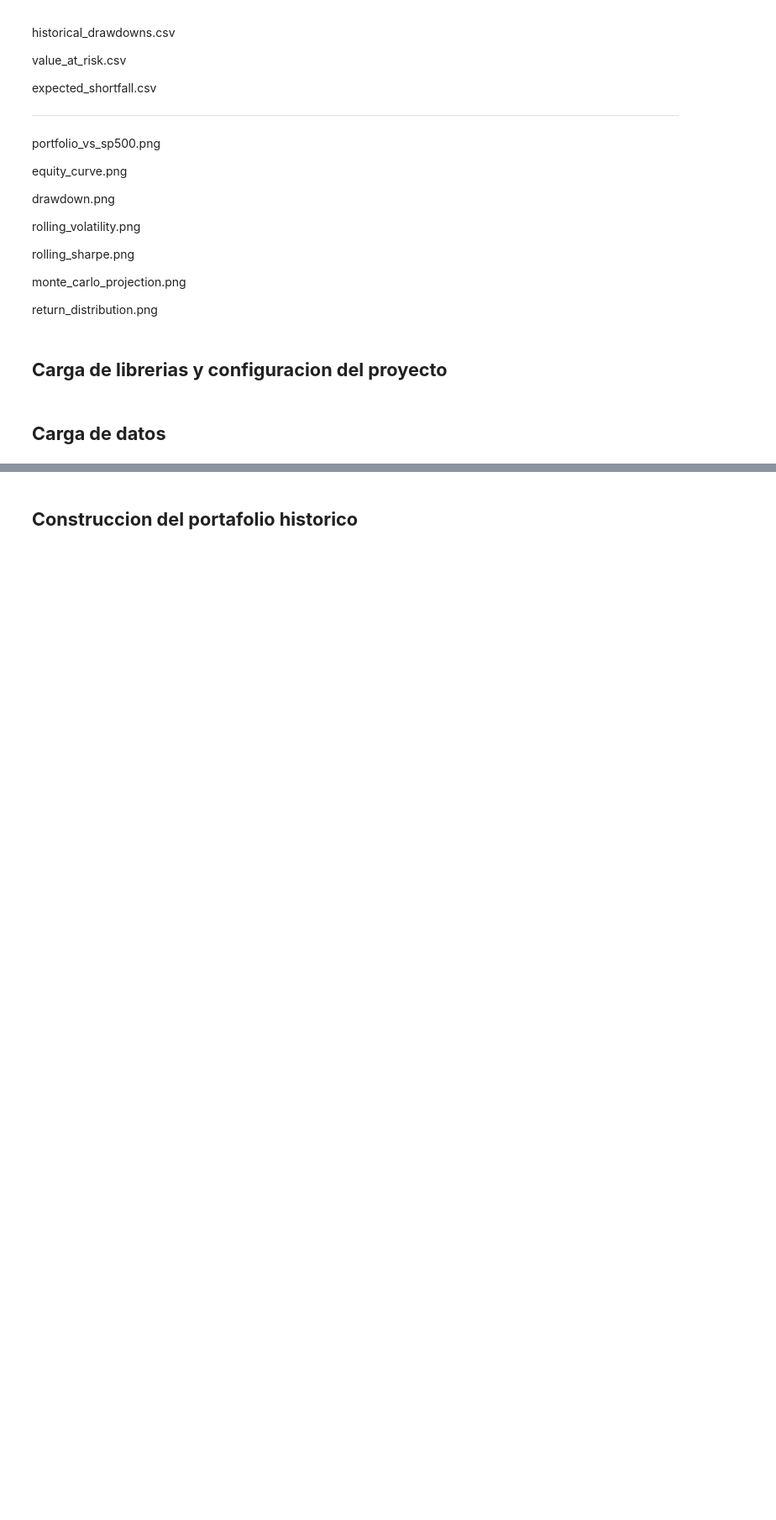
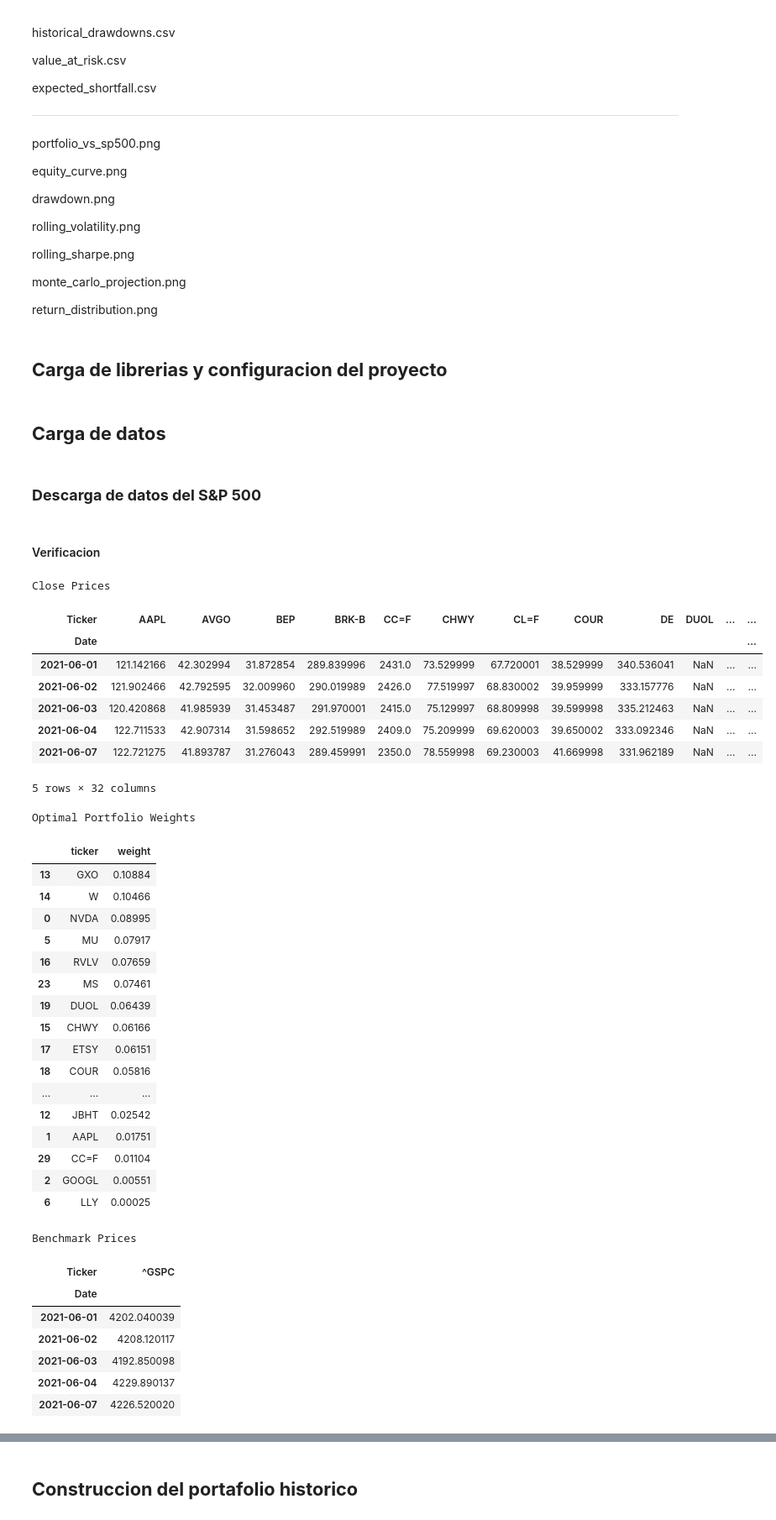
Before and after one commit to Nicosuarezso/portfolio-optimization, a Jupyter notebook: notebooks/04_risk_analysis.ipynb, the cells around one changed output, grey strips where cells are left out. Shown at 84% size. Drawn from its saved outputs; the diff is of its cells as text; code cells hidden in the pictures; blank space fills up the shorter version.

```diff
--- a/notebooks/04_risk_analysis.ipynb
+++ b/notebooks/04_risk_analysis.ipynb
@@ -73,2 +101,69 @@ from src.data_loader import load_dataset
 # %% [markdown]
 ## **Carga de datos**
+# %%
+close_prices = load_dataset(
+    PROCESSED_DATA_PATH / "close_prices.parquet"
+)
+
+optimal_weights = load_dataset(
+    PROCESSED_DATA_PATH / "max_sharpe_weights_constrained_df.parquet"
+)
+# %% [markdown]
+### **Descarga de datos del S&P 500**
+# %%
+# Descarga de los datos del benchmark
+
+benchmark_prices = yf.download(
+    BENCHMARK,
+    start=close_prices.index.min(),
+    end=close_prices.index.max(),
+    auto_adjust=True,
+    progress=False
+)["Close"]
+# %% [markdown]
+#### Verificacion
+# %%
+print("Close Prices")
+display(close_prices.head())
+
+print("Optimal Portfolio Weights")
+display(optimal_weights)
+
+print("Benchmark Prices")
+display(benchmark_prices.head())
+# %% [output]
+Close Prices
+| Ticker | AAPL | AVGO | BEP | BRK-B | CC=F | CHWY | CL=F | COUR | DE | DUOL | ... | ... |
+| Date |  |  |  |  |  |  |  |  |  |  |  | ... |
+| 2021-06-01 | 121.142166 | 42.302994 | 31.872854 | 289.839996 | 2431.0 | 73.529999 | 67.720001 | 38.529999 | 340.536041 | NaN | ... | ... |
+| 2021-06-02 | 121.902466 | 42.792595 | 32.009960 | 290.019989 | 2426.0 | 77.519997 | 68.830002 | 39.959999 | 333.157776 | NaN | ... | ... |
+| 2021-06-03 | 120.420868 | 41.985939 | 31.453487 | 291.970001 | 2415.0 | 75.129997 | 68.809998 | 39.599998 | 335.212463 | NaN | ... | ... |
+| 2021-06-04 | 122.711533 | 42.907314 | 31.598652 | 292.519989 | 2409.0 | 75.209999 | 69.620003 | 39.650002 | 333.092346 | NaN | ... | ... |
+| 2021-06-07 | 122.721275 | 41.893787 | 31.276043 | 289.459991 | 2350.0 | 78.559998 | 69.230003 | 41.669998 | 331.962189 | NaN | ... | ... |
+5 rows × 32 columns
+Optimal Portfolio Weights
+|  | ticker | weight |
+| 13 | GXO | 0.10884 |
+| 14 | W | 0.10466 |
+| 0 | NVDA | 0.08995 |
+| 5 | MU | 0.07917 |
+| 16 | RVLV | 0.07659 |
+| 23 | MS | 0.07461 |
+| 19 | DUOL | 0.06439 |
+| 15 | CHWY | 0.06166 |
+| 17 | ETSY | 0.06151 |
+| 18 | COUR | 0.05816 |
+| ... | ... | ... |
+| 12 | JBHT | 0.02542 |
+| 1 | AAPL | 0.01751 |
+| 29 | CC=F | 0.01104 |
+| 2 | GOOGL | 0.00551 |
+| 6 | LLY | 0.00025 |
+Benchmark Prices
+| Ticker | ^GSPC |
+| Date |  |
+| 2021-06-01 | 4202.040039 |
+| 2021-06-02 | 4208.120117 |
+| 2021-06-03 | 4192.850098 |
+| 2021-06-04 | 4229.890137 |
+| 2021-06-07 | 4226.520020 |
```
Also changed, not shown: parts of 38 cells of this notebook.
